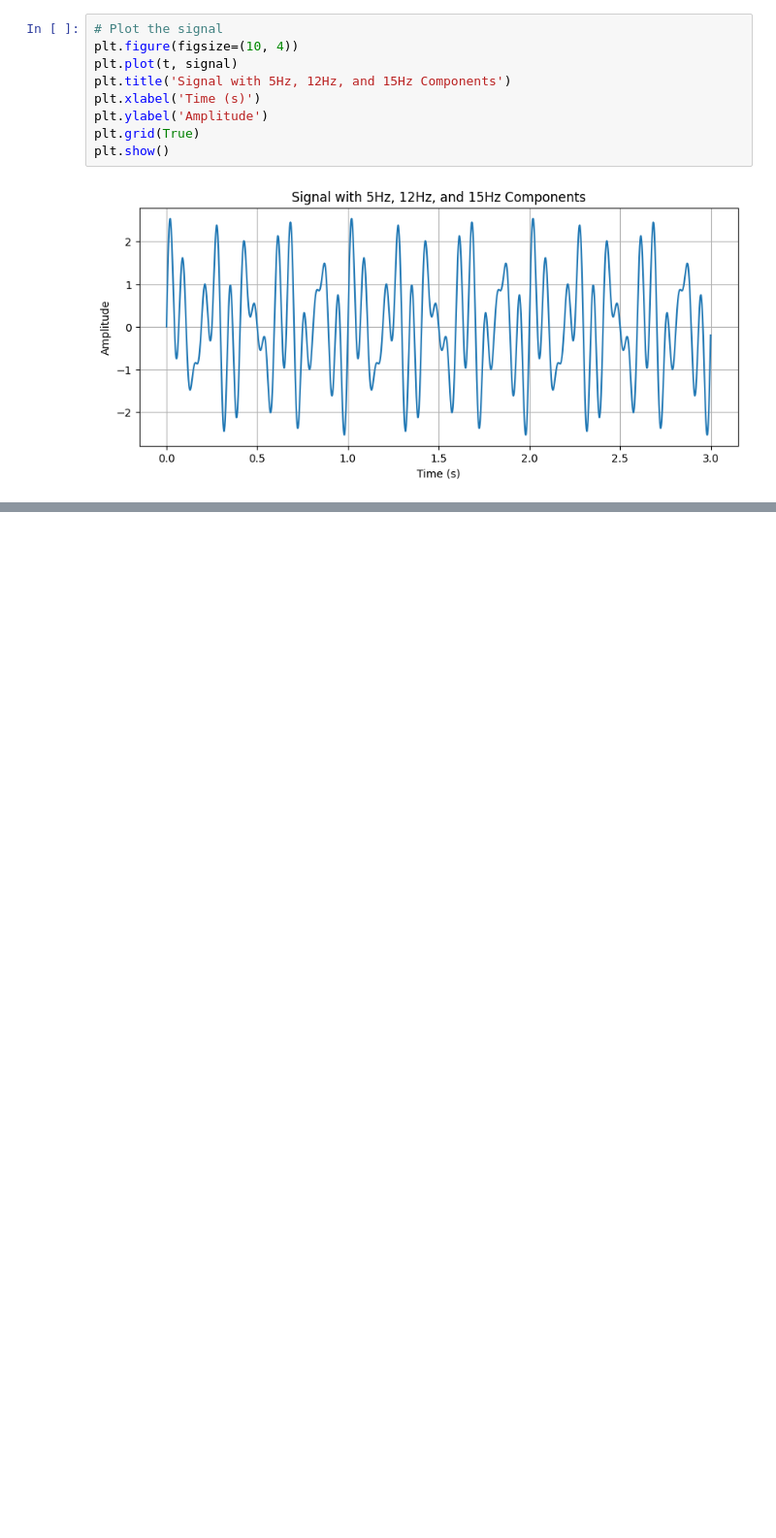
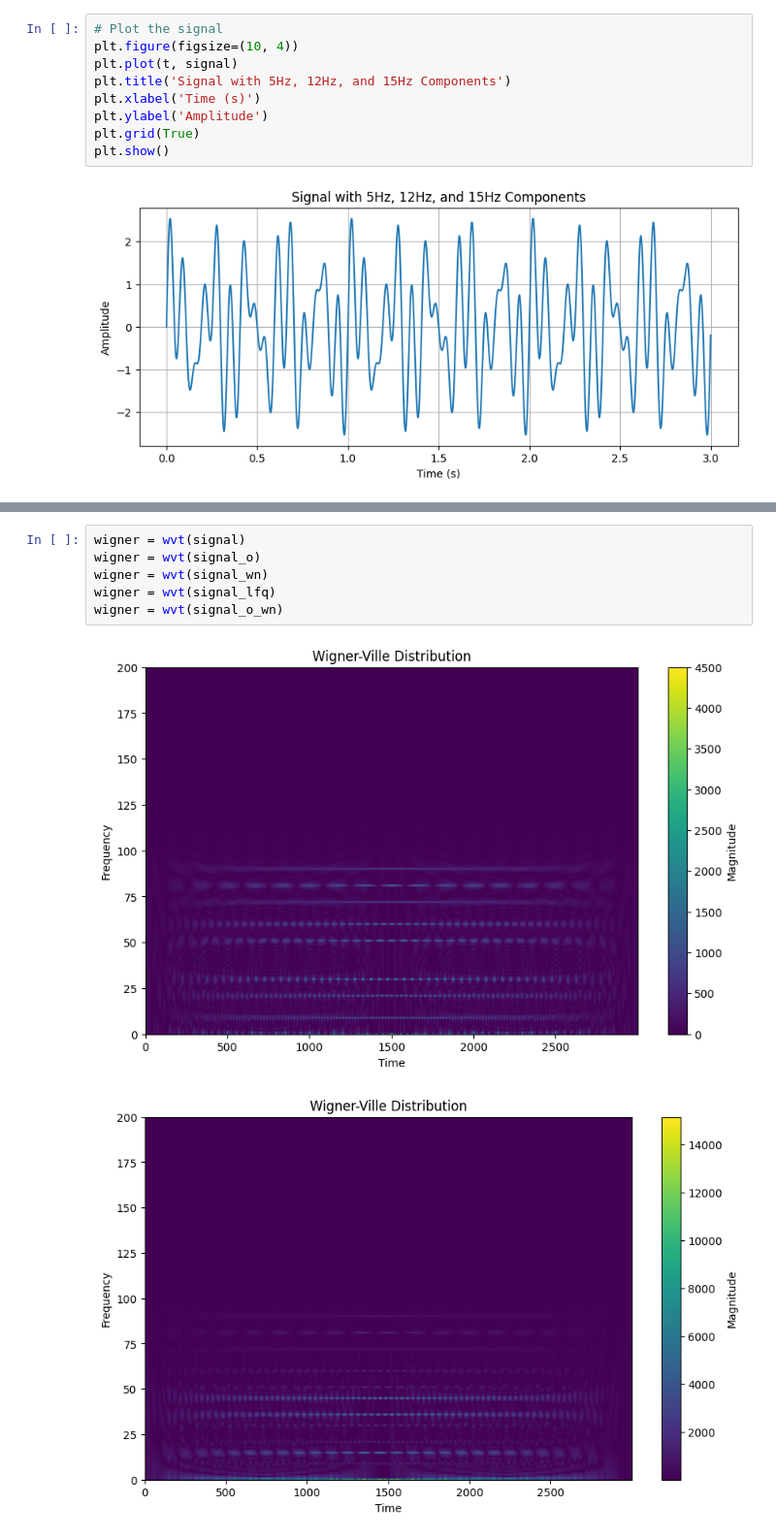
Before and after one commit to sunnivaf/TTK7-project1, a Jupyter notebook: playground.ipynb, the cells around one changed output, grey strips where cells are left out. Shown at 97% size. Saved outputs shown, nothing was run; the diff lists cells and outputs as text; blank space fills up the shorter version.

```diff
--- a/playground.ipynb
+++ b/playground.ipynb
@@ -50,0 +89,9 @@ x, y, z = stft(signal=signal_lfq)
+# %%
+wigner = wvt(signal)
+wigner = wvt(signal_o)
+wigner = wvt(signal_wn)
+wigner = wvt(signal_lfq)
+wigner = wvt(signal_o_wn)
+# %% [output]
+[figure, added]
+[figure, added]
```
Also changed, not shown: parts of 8 cells of this notebook.
